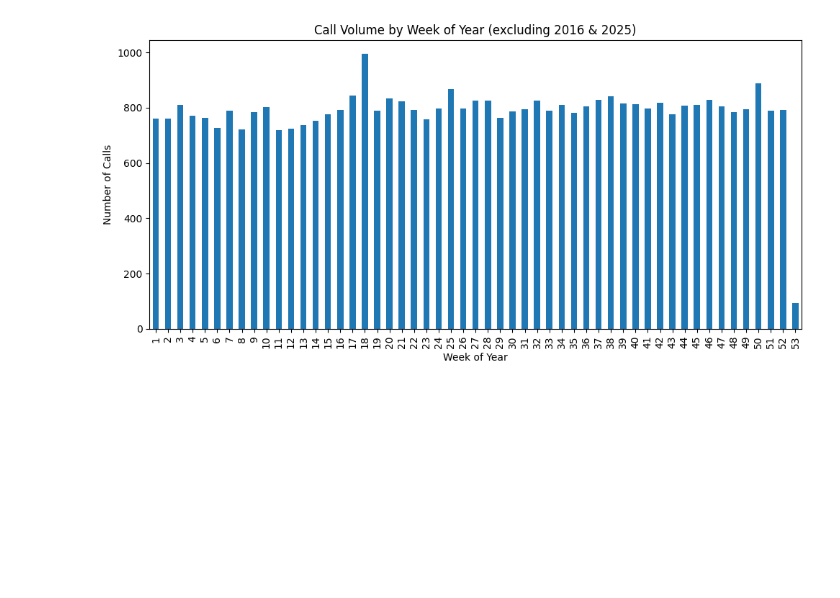
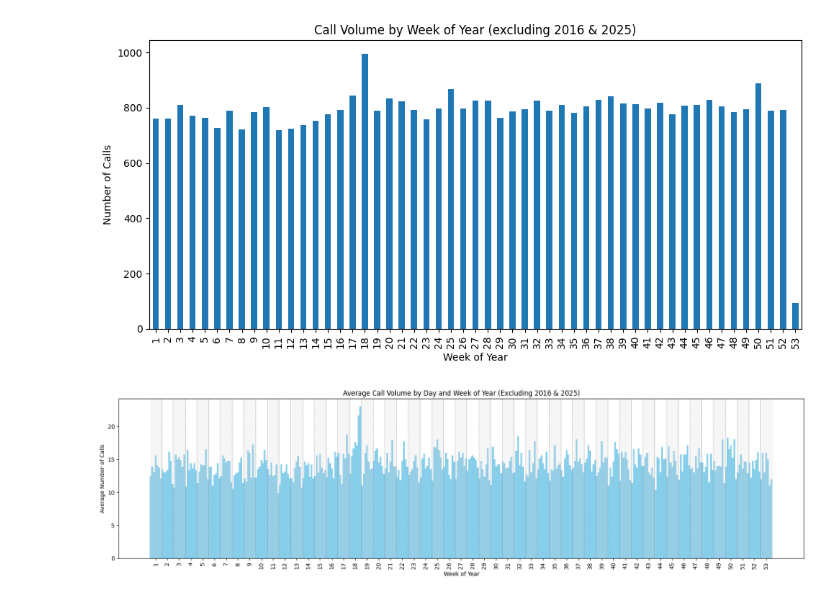
Before and after one commit to baywigg/ML4VA, a Jupyter notebook: visualizing/plotting_trends.ipynb, the cells around one changed output. Cells and saved outputs as stored; diff of their text form; code cells hidden in the pictures; blank space fills up the shorter version.

```diff
--- a/visualizing/plotting_trends.ipynb
+++ b/visualizing/plotting_trends.ipynb
@@ -68,3 +86,69 @@ plt.tight_layout()
 plt.show()
 # %% [output]
 [figure]
+# %%
+import pandas as pd
+import matplotlib.pyplot as plt
+import numpy as np
+
+# filter out 2016 and 2025
+df_filtered = df[~df['year'].isin([2016, 2025])]
+
+# enforce consistent weekday order
+weekday_order = ['Sunday', 'Monday', 'Tuesday', 'Wednesday', 'Thursday', 'Friday', 'Saturday']
+df_filtered['weekday'] = pd.Categorical(df_filtered['weekday'], categories=weekday_order, ordered=True)
+
+# count how many years exist per week_of_year
+week_years = df_filtered.groupby(['week_of_year', 'year']).ngroup()
+df_filtered['week_year_id'] = df_filtered['week_of_year'].astype(str) + '-' + df_filtered['year'].astype(str)
+
+# average number of calls per (week_of_year, weekday)
+counts = df_filtered.groupby(['week_of_year', 'weekday']).size()
+week_counts = df_filtered.groupby(['week_of_year', 'year']).ngroups  # number of unique (week, year) combos
+
+# pivot into a DataFrame and normalize by number of years that contain each week
+counts_df = counts.unstack(fill_value=0)
+
+# compute how many distinct years contribute to each week_of_year
+week_to_years = df_filtered.groupby('week_of_year')['year'].nunique()
+averaged_counts = counts_df.divide(week_to_years, axis=0)
+
+# ensure full 7-day coverage per week
+averaged_counts = averaged_counts.reindex(columns=weekday_order, fill_value=0)
+
+# flatten to 1D array
+flattened_counts = averaged_counts.values.flatten()
+
+# build x-axis labels
+week_labels = averaged_counts.index
+x_labels = []
+for week in week_labels:
+    for day in weekday_order:
+        x_labels.append(f'{week}-{day[:3]}')
+
+# plot
+plt.figure(figsize=(18, 5))
+plt.bar(range(len(flattened_counts)), flattened_counts, width=1.0, color='skyblue')
+
+# add vertical lines every 7 bars
+for i in range(7, len(flattened_counts), 7):
+    plt.axvline(x=i - 0.5, color='gray', linestyle='--', linewidth=0.5)
+
+# shade alternating weeks
+for i in range(0, len(flattened_counts) // 7, 2):
+    plt.axvspan(i * 7, (i + 1) * 7, facecolor='lightgray', alpha=0.2)
+
+# sparse tick labels centered per week
+plt.xticks(
+    ticks=np.arange(3, len(flattened_counts), 7),
+    labels=week_labels,
+    rotation=90
+)
+
+plt.title('Average Call Volume by Day and Week of Year (Excluding 2016 & 2025)')
+plt.xlabel('Week of Year')
+plt.ylabel('Average Number of Calls')
+plt.tight_layout()
+plt.show()
+# %% [output]
+[figure, added]
```
Also changed, not shown: parts of 1 cell of this notebook, 1 other file.
